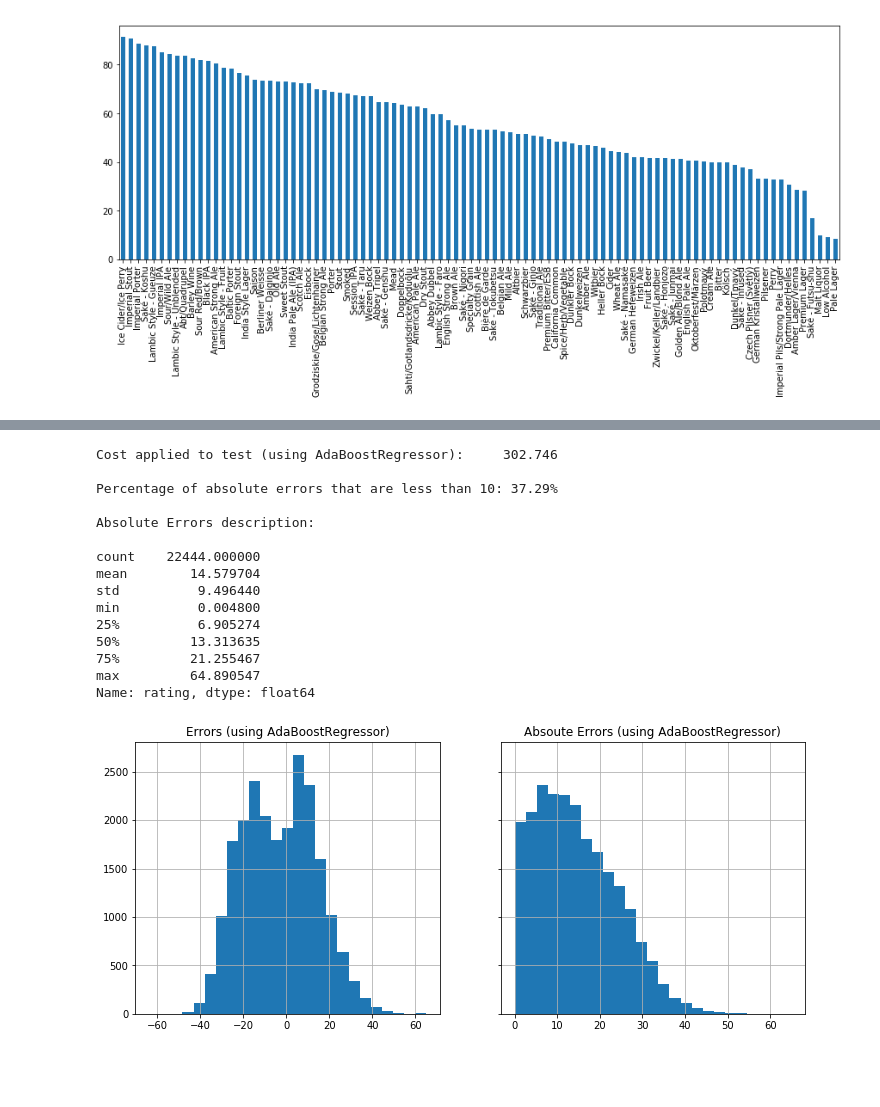
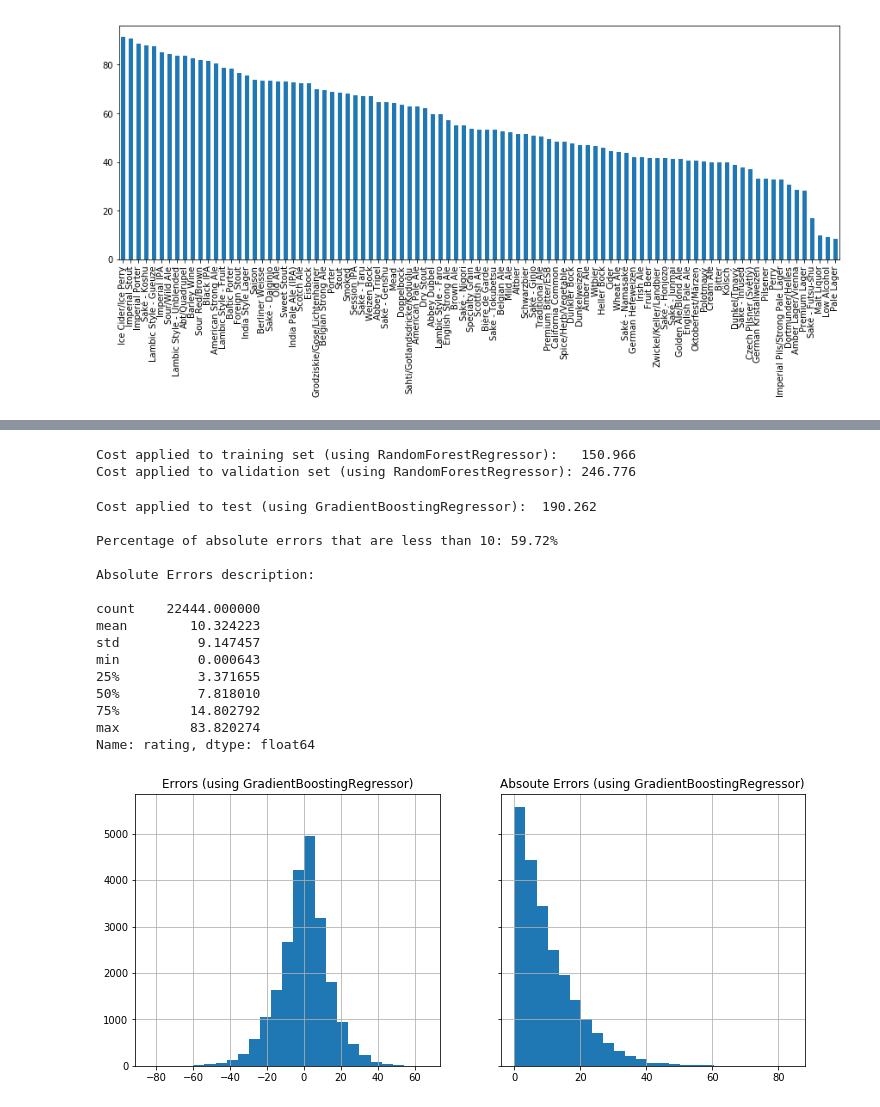
Before and after one commit to rarredon/Data-Science-Projects, a Jupyter notebook: Beers/beer_analysis.ipynb, the cells around one changed output, grey strips where cells are left out. Cells and saved outputs as stored; diff of their text form; code cells hidden in the pictures; blank space fills up the shorter version.

```diff
--- a/Beers/beer_analysis.ipynb
+++ b/Beers/beer_analysis.ipynb
@@ -146,12 +146,11 @@ def filterRecords(df, tofilter, filtercol='beers'):
 # ------------------------------------------------------------------------------
 
 def evaluate(y, yhat, model_type):
-    yhat_test = model.predict(X_test)
-    print('Cost applied to test (using %s): %11.3f' %
-          (model_type, cost(y_test, yhat_test)))
+    print('Cost applied to test (using %s): %8.3f' %
+          (model_type, cost(y, yhat)))
     print()
-    errors = yhat_test-y_test
-    abserrors = np.abs(yhat_test-y_test)
+    errors = y-yhat
+    abserrors = np.abs(errors)
     print('Percentage of absolute errors that are less than 10: %.2f%%' %
           (len(abserrors[abserrors < 10])*100.0/len(abserrors)))
     print()
@@ -537,20 +598,13 @@ Let's try some ensemble methods. We will first try some Random Forest models.
 # %%
 # Random Forest model
 # ------------------------------------------------------------------------------
-
 model = RandomForestRegressor(n_estimators=600, criterion='mse',
                               max_features='sqrt', n_jobs=-1, max_depth=39,
                               min_samples_split=22, min_samples_leaf=1,
                               min_impurity_split=1e-8)
-model.fit(X, y)
-yhat = model.predict(X)
-print('Cost applied to train (using RandomForestRegressor): %10.3f' %
-      cost(y, yhat))
-print('Average error on train prediction: %f' %
-      cost(y, yhat, criteria='mae'))
-yhat_val = model.predict(X_val)
-print('Cost applied to val (using RandomForestRegressor): %11.3f' %
-      cost(y_val, yhat_val))
-print('Average error on val prediction: %f' %
-      cost(y_val, yhat_val, criteria='mae'))
+model.fit(X_train, y_train)
+for X, y, name, space in zip(Xsets, ysets, names, spaces):
+    yhat = model.predict(X)
+    print('Cost applied to %s set (using RandomForestRegressor): %*.3f' %
+          (name, space, cost(y, yhat)))
 # %% [output]
@@ -604,22 +662,36 @@ Average error on val prediction: 14.538581
+# %%
+# Gradient Boosting model
+# ------------------------------------------------------------------------------
+
+model = GradientBoostingRegressor(n_estimators=100, learning_rate=0.2,
+                                  max_depth=7, min_samples_split=2)
+model.fit(X_train, y_train)
+for X, y, name, space in zip(Xsets, ysets, names, spaces):
+    yhat = model.predict(X)
+    print('Cost applied to %s set (using RandomForestRegressor): %*.3f' %
+          (name, space, cost(y, yhat)))
+# %% [output]
+Cost applied to training set (using RandomForestRegressor):   150.966
+Cost applied to validation set (using RandomForestRegressor): 246.776
 # %%
-# Evaluate Random Forest on test data
+# Evaluate Gradient Boosting on test data
 # ------------------------------------------------------------------------------
 yhat_test = model.predict(X_test)
-evaluate(y_test, yhat_test, 'AdaBoostRegressor')
+evaluate(y_test, yhat_test, 'GradientBoostingRegressor')
 # %% [output]
-Cost applied to test (using AdaBoostRegressor):     302.746
+Cost applied to test (using GradientBoostingRegressor):  190.262
 
-Percentage of absolute errors that are less than 10: 37.29%
+Percentage of absolute errors that are less than 10: 59.72%
 
 Absolute Errors description:
 
 count    22444.000000
-mean        14.579704
-std          9.496440
-min          0.004800
-25%          6.905274
-50%         13.313635
-75%         21.255467
-max         64.890547
+mean        10.324223
+std          9.147457
+min          0.000643
+25%          3.371655
+50%          7.818010
+75%         14.802792
+max         83.820274
 Name: rating, dtype: float64
-[figure, old version]
+[figure, new version]
```
Also changed, not shown: parts of 25 cells of this notebook.
